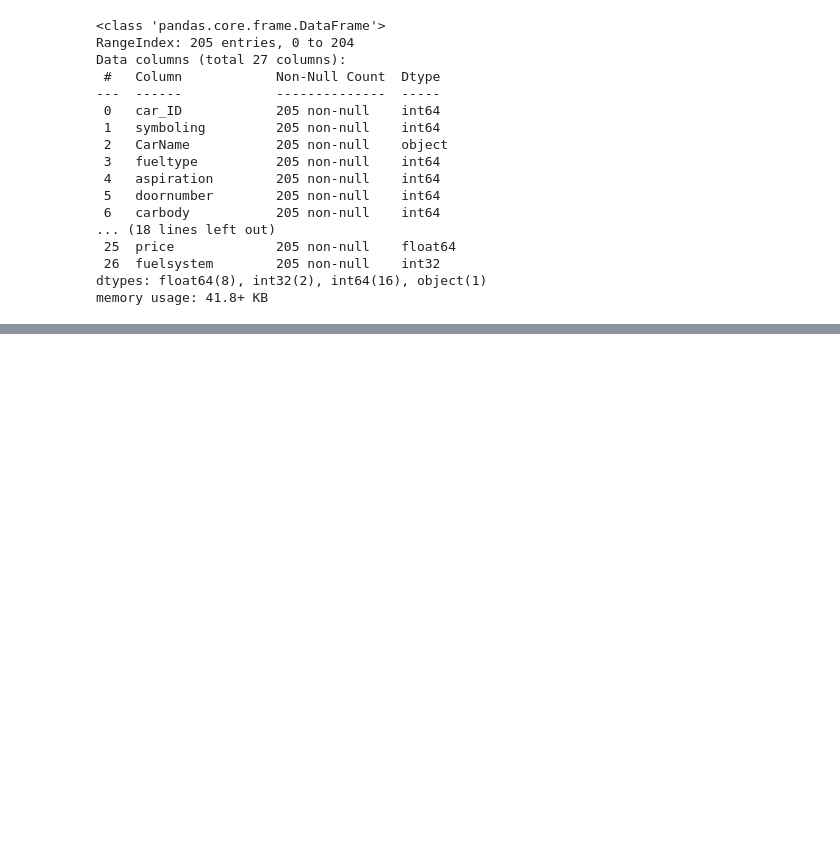
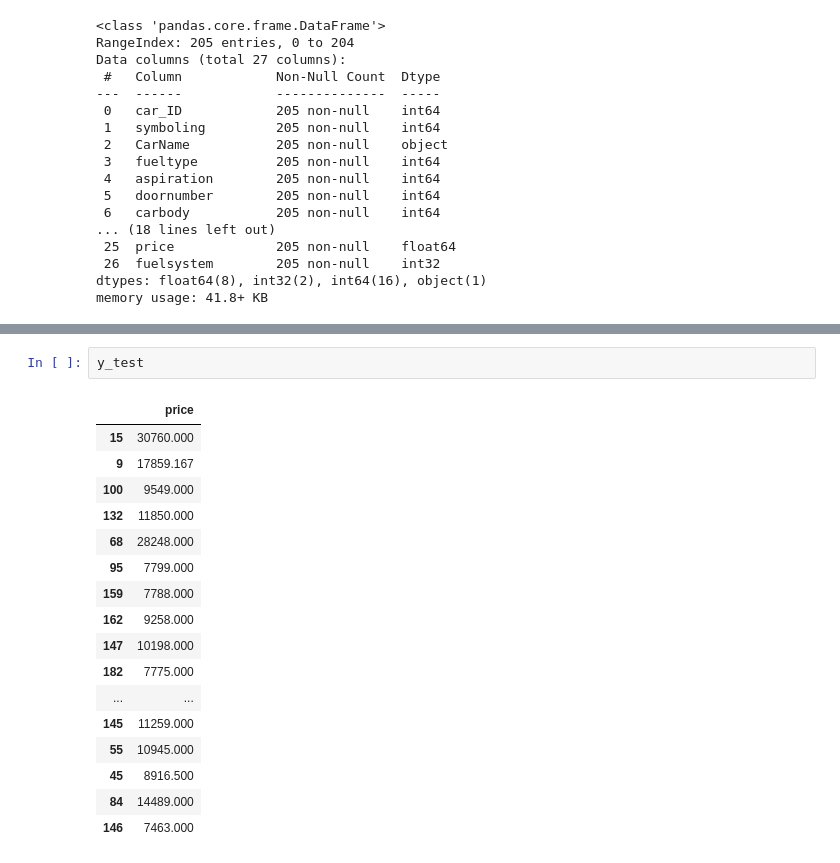
Before and after one commit to amarismail522-zz/DL_assignments_Q2PIAIC, a Jupyter notebook: car_price_predictor.ipynb, the cells around one changed output, grey strips where cells are left out. Drawn from its saved outputs; the diff is of its cells as text; blank space fills up the shorter version.

```diff
--- a/car_price_predictor.ipynb
+++ b/car_price_predictor.ipynb
@@ -131,0 +234,20 @@ memory usage: 41.8+ KB
+# %%
+y_test
+# %% [output]
+|  | price |
+| 15 | 30760.000 |
+| 9 | 17859.167 |
+| 100 | 9549.000 |
+| 132 | 11850.000 |
+| 68 | 28248.000 |
+| 95 | 7799.000 |
+| 159 | 7788.000 |
+| 162 | 9258.000 |
+| 147 | 10198.000 |
+| 182 | 7775.000 |
+| ... | ... |
+| 145 | 11259.000 |
+| 55 | 10945.000 |
+| 45 | 8916.500 |
+| 84 | 14489.000 |
+| 146 | 7463.000 |
```
Also changed, not shown: parts of 16 cells of this notebook.
